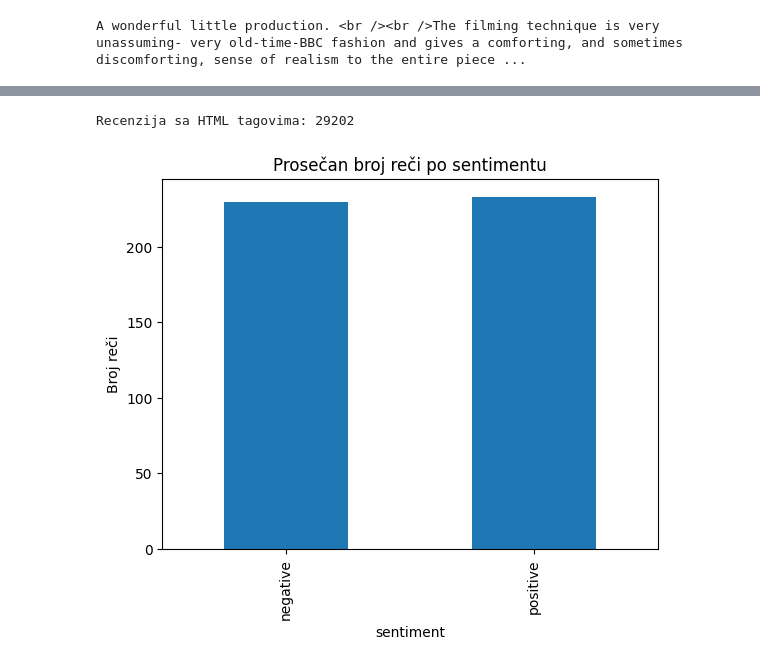
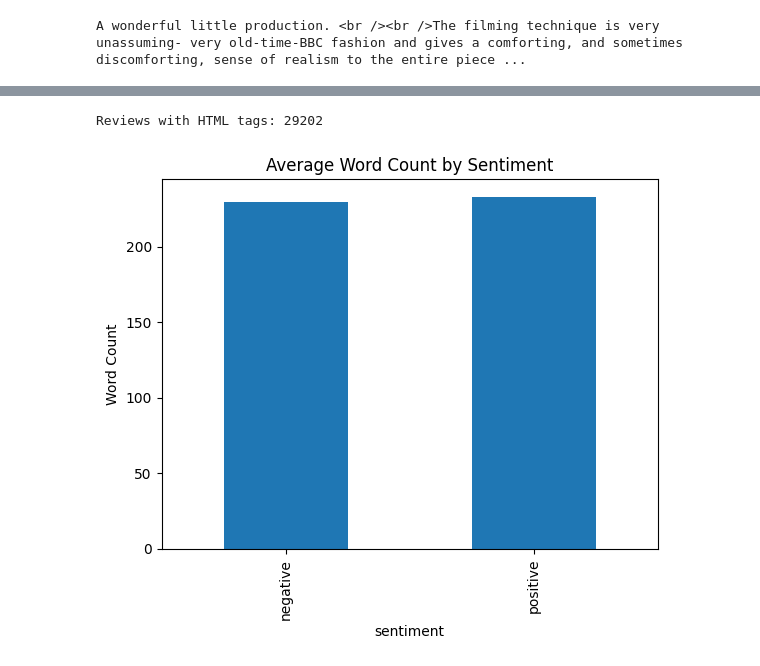
Before and after one commit to ivaajovanovic/imdb-sentiment-classification, a Jupyter notebook: notebooks/data_exploration.ipynb, the cells around one changed output, grey strips where cells are left out. Cells and saved outputs as stored; diff of their text form; code cells hidden in the pictures.

```diff
--- a/notebooks/data_exploration.ipynb
+++ b/notebooks/data_exploration.ipynb
@@ -73,12 +68,12 @@ plt.show()
 # %%
 df['has_html'] = df['review'].apply(lambda x: bool(re.search(r'<.*?>', x)))
-print(f"Recenzija sa HTML tagovima: {df['has_html'].sum()}")
+print(f"Reviews with HTML tags: {df['has_html'].sum()}")
 # %% [output]
-Recenzija sa HTML tagovima: 29202
+Reviews with HTML tags: 29202
 # %%
 df.groupby('sentiment')['word_count'].mean().plot(kind='bar')
-plt.title('Prosečan broj reči po sentimentu')
-plt.ylabel('Broj reči')
+plt.title('Average Word Count by Sentiment')
+plt.ylabel('Word Count')
 plt.show()
 # %% [output]
-[figure, old version]
+[figure, new version]
```
Also changed, not shown: parts of 4 cells of this notebook.
